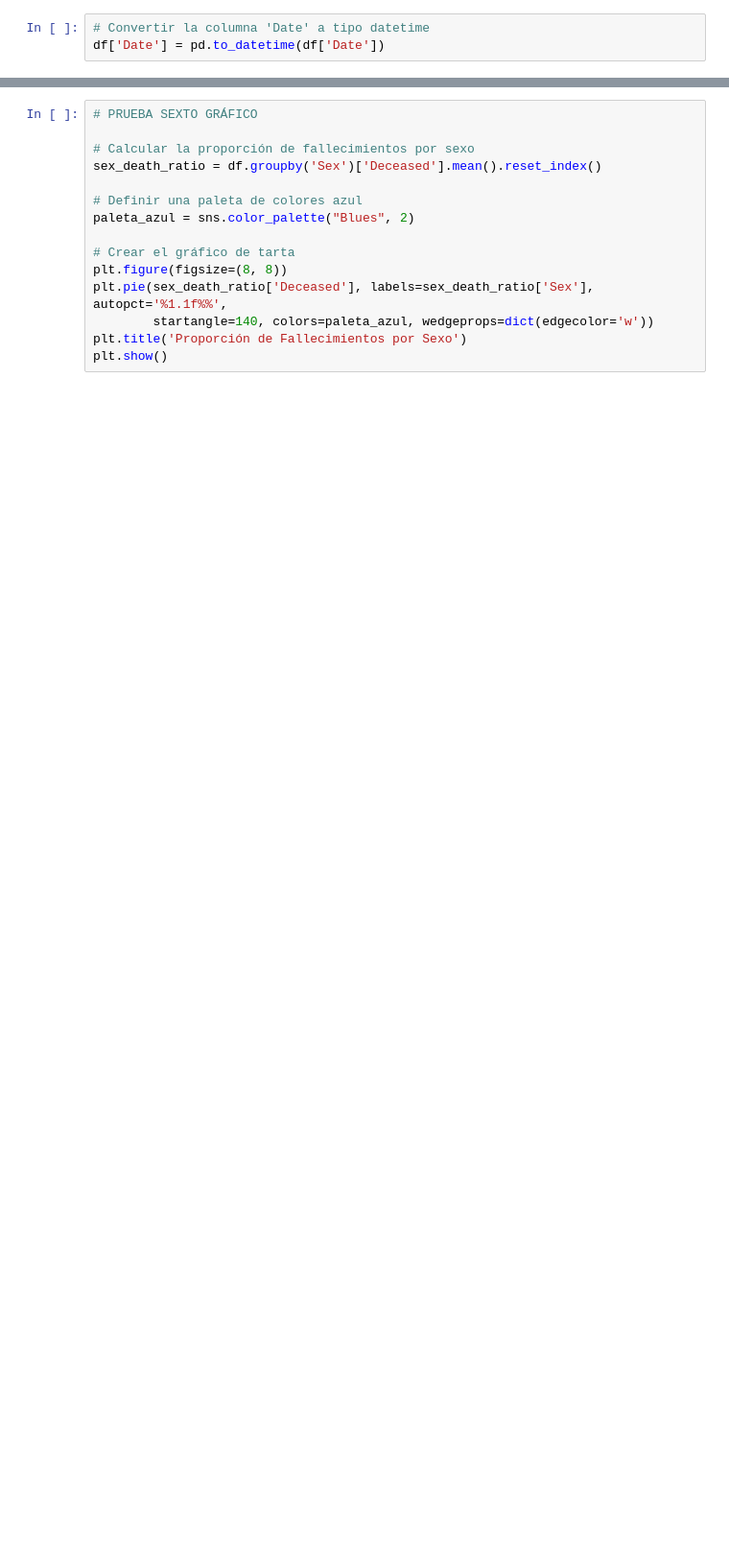
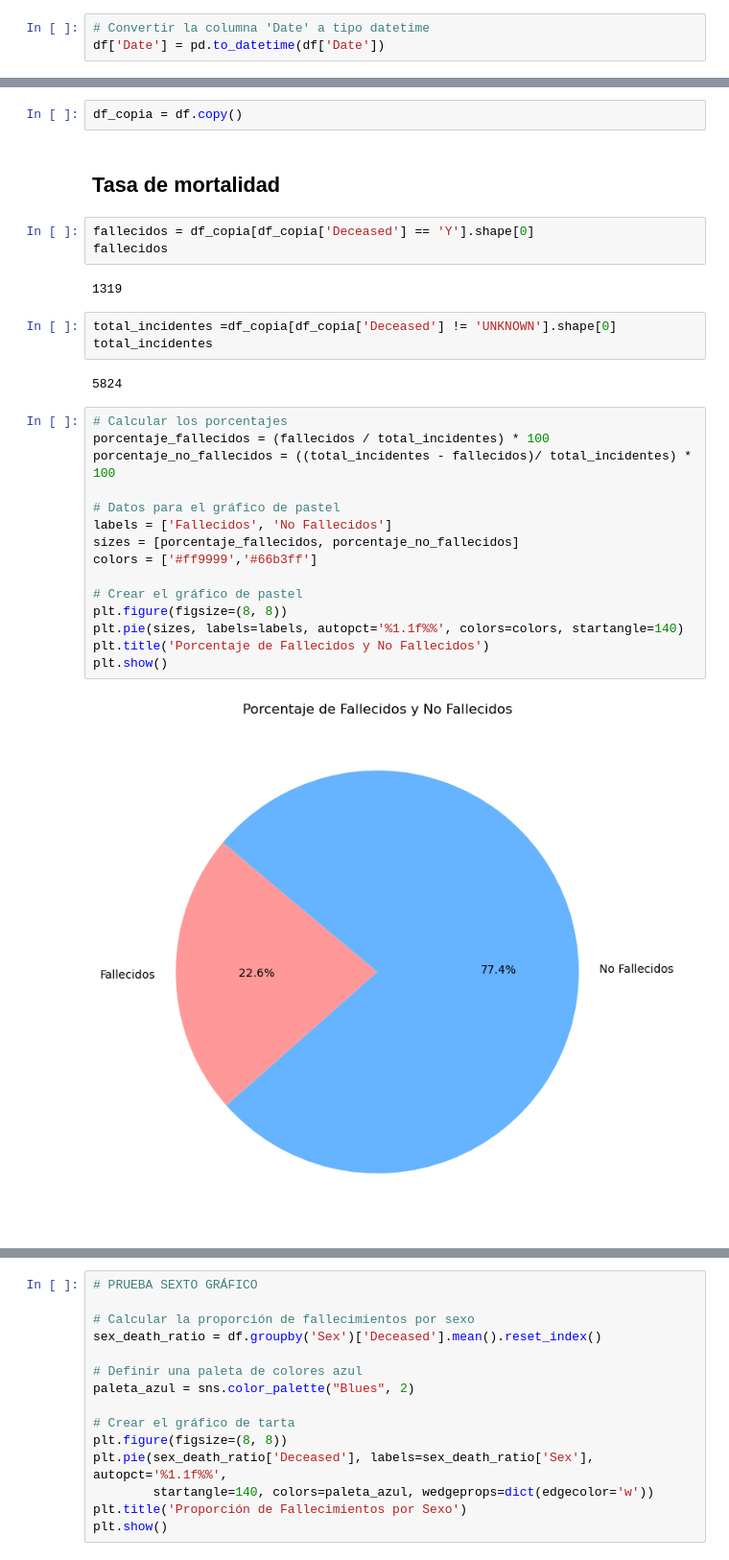
Before and after one commit to LOA395/Shark-attack, a Jupyter notebook: EDA.ipynb, the cells around one changed output, grey strips where cells are left out. Shown at 96% size. Drawn from its saved outputs; the diff is of its cells as text; blank space fills up the shorter version.

```diff
--- a/EDA.ipynb
+++ b/EDA.ipynb
@@ -46,0 +67,31 @@ df['Date'] = pd.to_datetime(df['Date'])
+# %%
+df_copia = df.copy()
+# %% [markdown]
+## Tasa de mortalidad
+# %%
+fallecidos = df_copia[df_copia['Deceased'] == 'Y'].shape[0]
+fallecidos
+# %% [output]
+1319
+# %%
+total_incidentes =df_copia[df_copia['Deceased'] != 'UNKNOWN'].shape[0]
+total_incidentes
+# %% [output]
+5824
+# %%
+# Calcular los porcentajes
+porcentaje_fallecidos = (fallecidos / total_incidentes) * 100
+porcentaje_no_fallecidos = ((total_incidentes - fallecidos)/ total_incidentes) * 100
+
+# Datos para el gráfico de pastel
+labels = ['Fallecidos', 'No Fallecidos']
+sizes = [porcentaje_fallecidos, porcentaje_no_fallecidos]
+colors = ['#ff9999','#66b3ff']
+
+# Crear el gráfico de pastel
+plt.figure(figsize=(8, 8))
+plt.pie(sizes, labels=labels, autopct='%1.1f%%', colors=colors, startangle=140)
+plt.title('Porcentaje de Fallecidos y No Fallecidos')
+plt.show()
+# %% [output]
+[figure, added]
```
Also changed, not shown: parts of 25 cells of this notebook, 2 other files.
